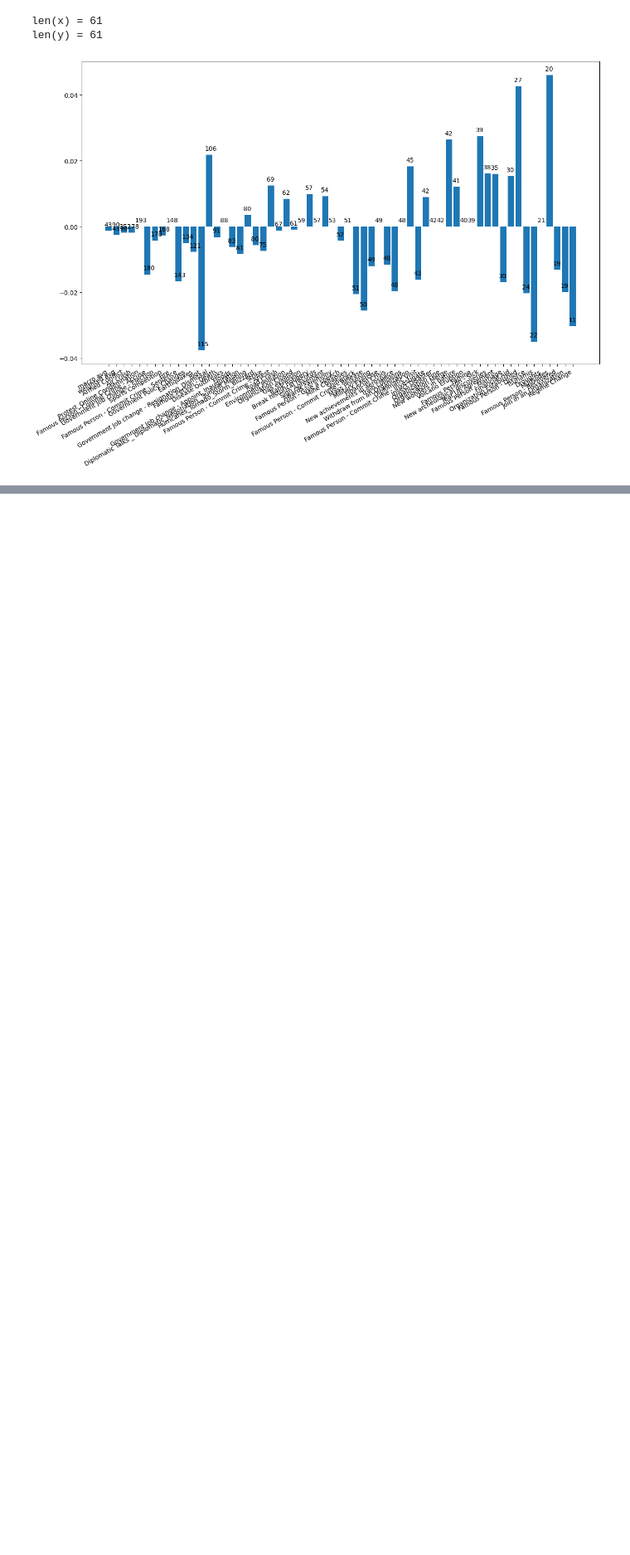
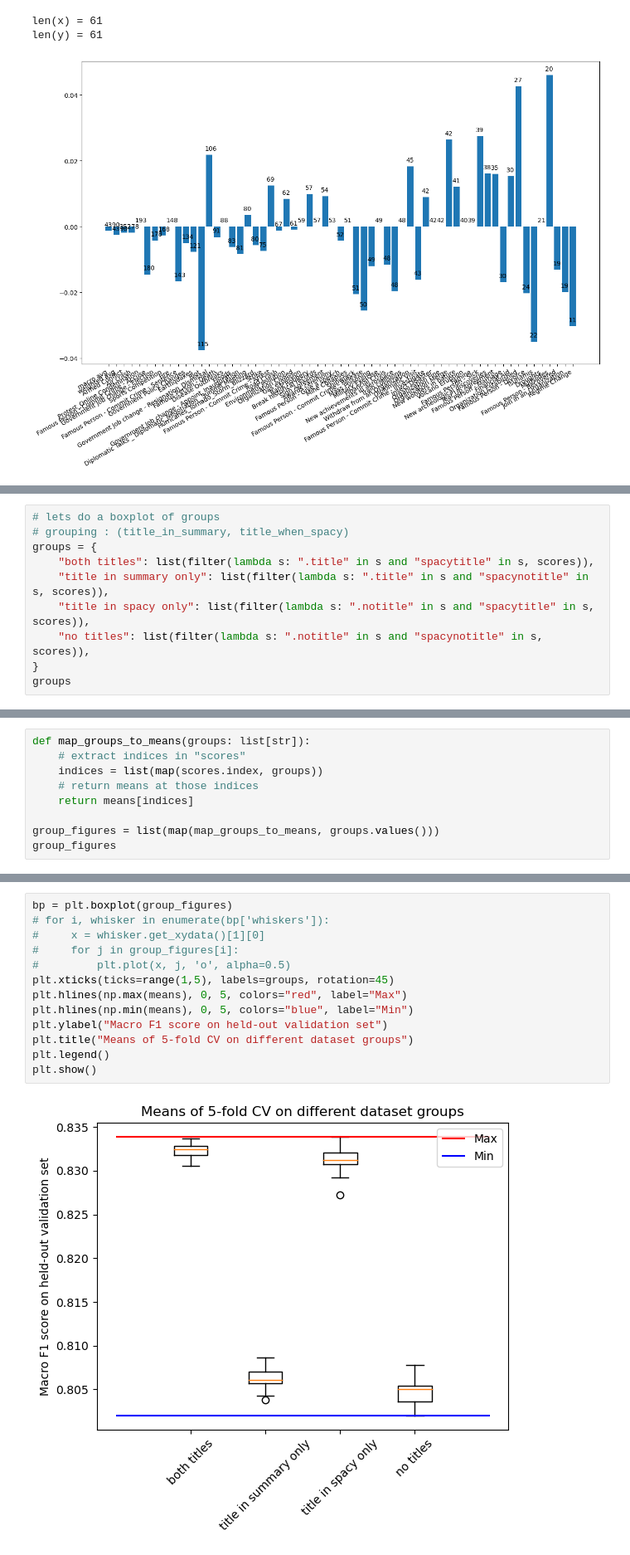
Before and after one commit to jankovidakovic/cross_lingual_data_augmentation, a Jupyter notebook: notebooks/0.7-jvidakovic-explore_results.ipynb, the cells around one changed output, grey strips where cells are left out. Shown at 83% size. Saved outputs shown, nothing was run; the diff lists cells and outputs as text; blank space fills up the shorter version.

```diff
--- a/notebooks/0.7-jvidakovic-explore_results.ipynb
+++ b/notebooks/0.7-jvidakovic-explore_results.ipynb
@@ -60,0 +159,10 @@ len(y) = 61
+# %%
+# lets do a boxplot of groups
+# grouping : (title_in_summary, title_when_spacy)
+groups = {
+    "both titles": list(filter(lambda s: ".title" in s and "spacytitle" in s, scores)),
+    "title in summary only": list(filter(lambda s: ".title" in s and "spacynotitle" in s, scores)),
+    "title in spacy only": list(filter(lambda s: ".notitle" in s and "spacytitle" in s, scores)),
+    "no titles": list(filter(lambda s: ".notitle" in s and "spacynotitle" in s, scores)),
+}
+groups
@@ -60,0 +187,9 @@ len(y) = 61
+# %%
+def map_groups_to_means(groups: list[str]):
+    # extract indices in "scores"
+    indices = list(map(scores.index, groups))
+    # return means at those indices
+    return means[indices]
+
+group_figures = list(map(map_groups_to_means, groups.values()))
+group_figures
@@ -60,0 +209,15 @@ len(y) = 61
+# %%
+bp = plt.boxplot(group_figures)
+# for i, whisker in enumerate(bp['whiskers']):
+#     x = whisker.get_xydata()[1][0]
+#     for j in group_figures[i]:
+#         plt.plot(x, j, 'o', alpha=0.5)
+plt.xticks(ticks=range(1,5), labels=groups, rotation=45)
+plt.hlines(np.max(means), 0, 5, colors="red", label="Max")
+plt.hlines(np.min(means), 0, 5, colors="blue", label="Min")
+plt.ylabel("Macro F1 score on held-out validation set")
+plt.title("Means of 5-fold CV on different dataset groups")
+plt.legend()
+plt.show()
+# %% [output]
+[figure, added]
```
Also changed, not shown: parts of 7 cells of this notebook, 1 other file.
